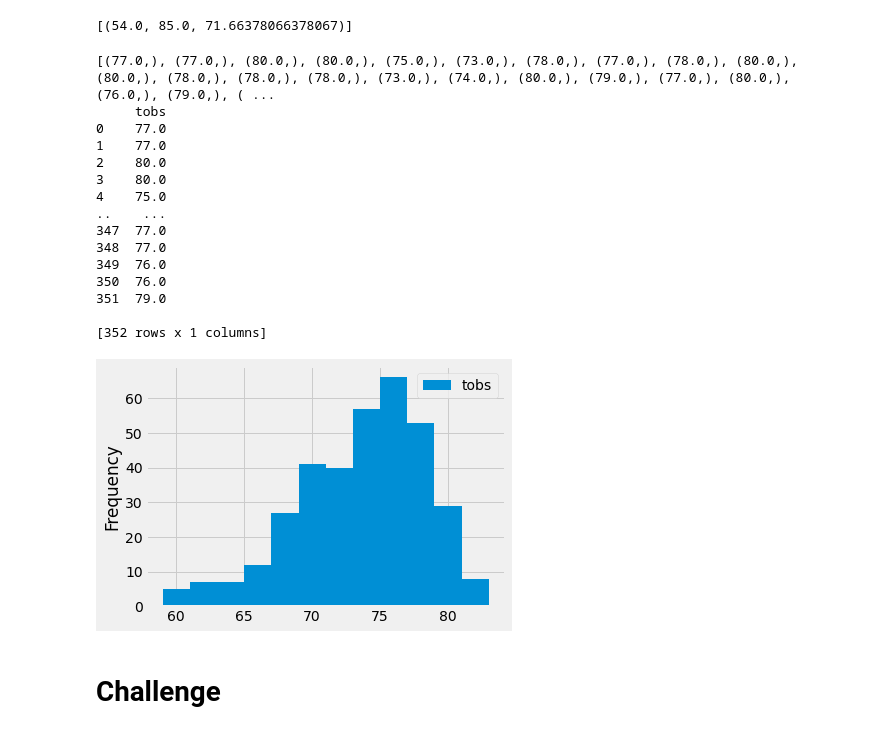
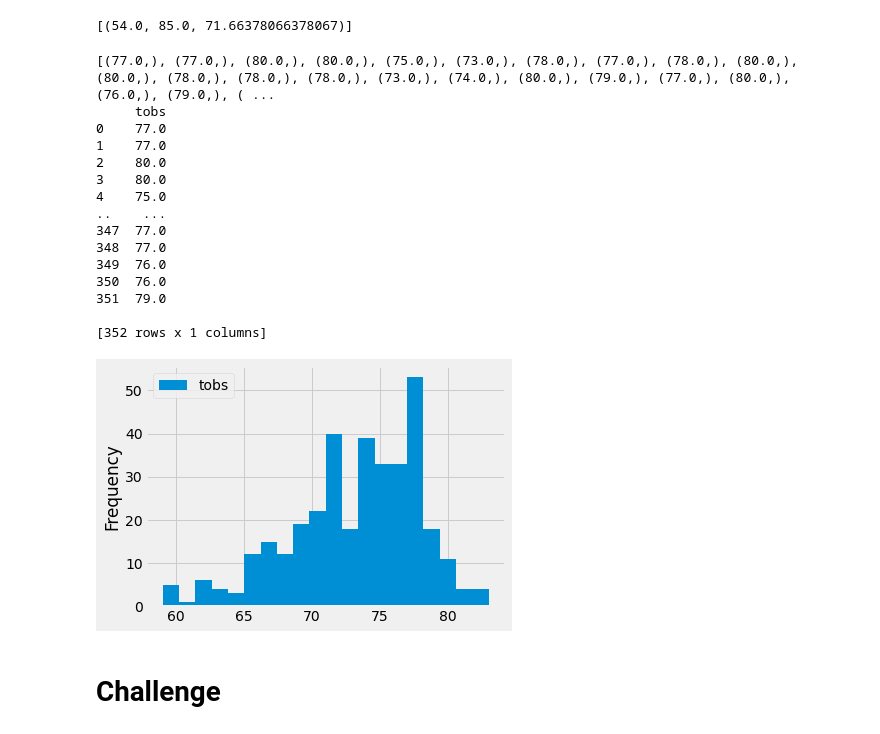
Before and after one commit to ponglor92/surfs_up, a Jupyter notebook: climate_analysis.ipynb, the cells around one changed output. Saved outputs shown, nothing was run; the diff lists cells and outputs as text; code cells hidden in the pictures.

```diff
--- a/climate_analysis.ipynb
+++ b/climate_analysis.ipynb
@@ -135,32 +135,32 @@ filter(Measurement.station == 'USC00519281').all()
 # %%
 # Choose the station with the highest number of temperature observations.
 # Query the last 12 months of temperature observation data for this station and plot the results as a histogram
 session.query(Measurement.tobs)
 results = session.query(Measurement.tobs).\
 filter(Measurement.station == 'USC00519281').\
 filter(Measurement.date >= prev_year).all()
 print(results)
 df = pd.DataFrame(results, columns=['tobs'])
 print(df)
-df.plot.hist(bins=12)
+df.plot.hist(bins=20)
 plt.tight_layout()
 # %% [output]
 [(77.0,), (77.0,), (80.0,), (80.0,), (75.0,), (73.0,), (78.0,), (77.0,), (78.0,), (80.0,), (80.0,), (78.0,), (78.0,), (78.0,), (73.0,), (74.0,), (80.0,), (79.0,), (77.0,), (80.0,), (76.0,), (79.0,), ( ...
      tobs
 0    77.0
 1    77.0
 2    80.0
 3    80.0
 4    75.0
 ..    ...
 347  77.0
 348  77.0
 349  76.0
 350  76.0
 351  79.0
 
 [352 rows x 1 columns]
-[figure, old version]
+[figure, new version]
 # %%
 # Write a function called `calc_temps` that will accept start date and end date in the format '%Y-%m-%d'
 # and return the minimum, average, and maximum temperatures for that range of dates
```
Also changed, not shown: 1 other file.
